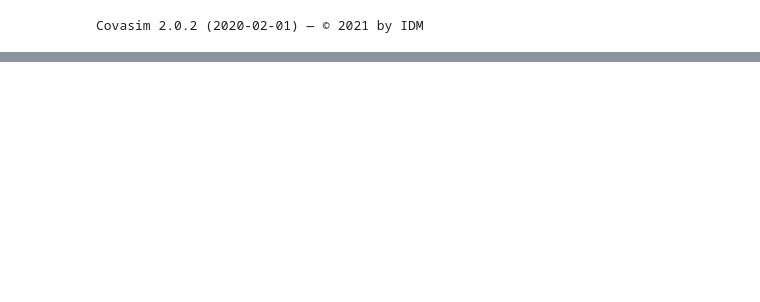
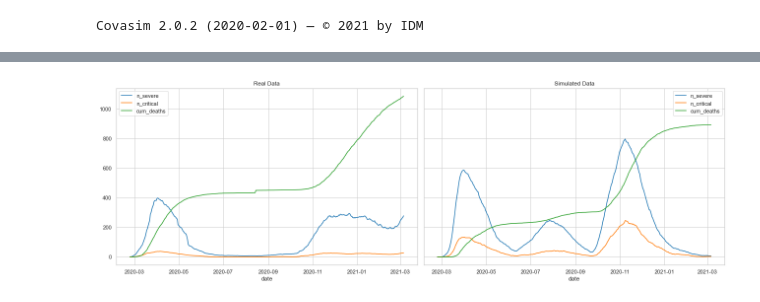
Before and after one commit to LIA-UniBo/EpidemicModelLearning, a Jupyter notebook: notebooks/2. Calibration.ipynb, the cells around one changed output, grey strips where cells are left out. Drawn from its saved outputs; the diff is of its cells as text; code cells hidden in the pictures; blank space fills up the shorter version.

```diff
--- a/notebooks/2. Calibration.ipynb
+++ b/notebooks/2. Calibration.ipynb
@@ -114,0 +177,10 @@ plt.show()
+# %%
+_, axes = plt.subplots(1, 2, figsize=(18, 6), sharey=True)
+
+for col in cols:
+    sns.lineplot(data=df, x='date', y=col, label=col, ax=axes[0]).set(title='Real Data', ylabel='')
+    sns.lineplot(data=msim.results, x='date', y=col, label=col, ax=axes[1]).set(title='Simulated Data', ylabel='')
+
+plt.tight_layout()
+# %% [output]
+[figure, added]
```
Also changed, not shown: parts of 13 cells of this notebook, 3 other files.
